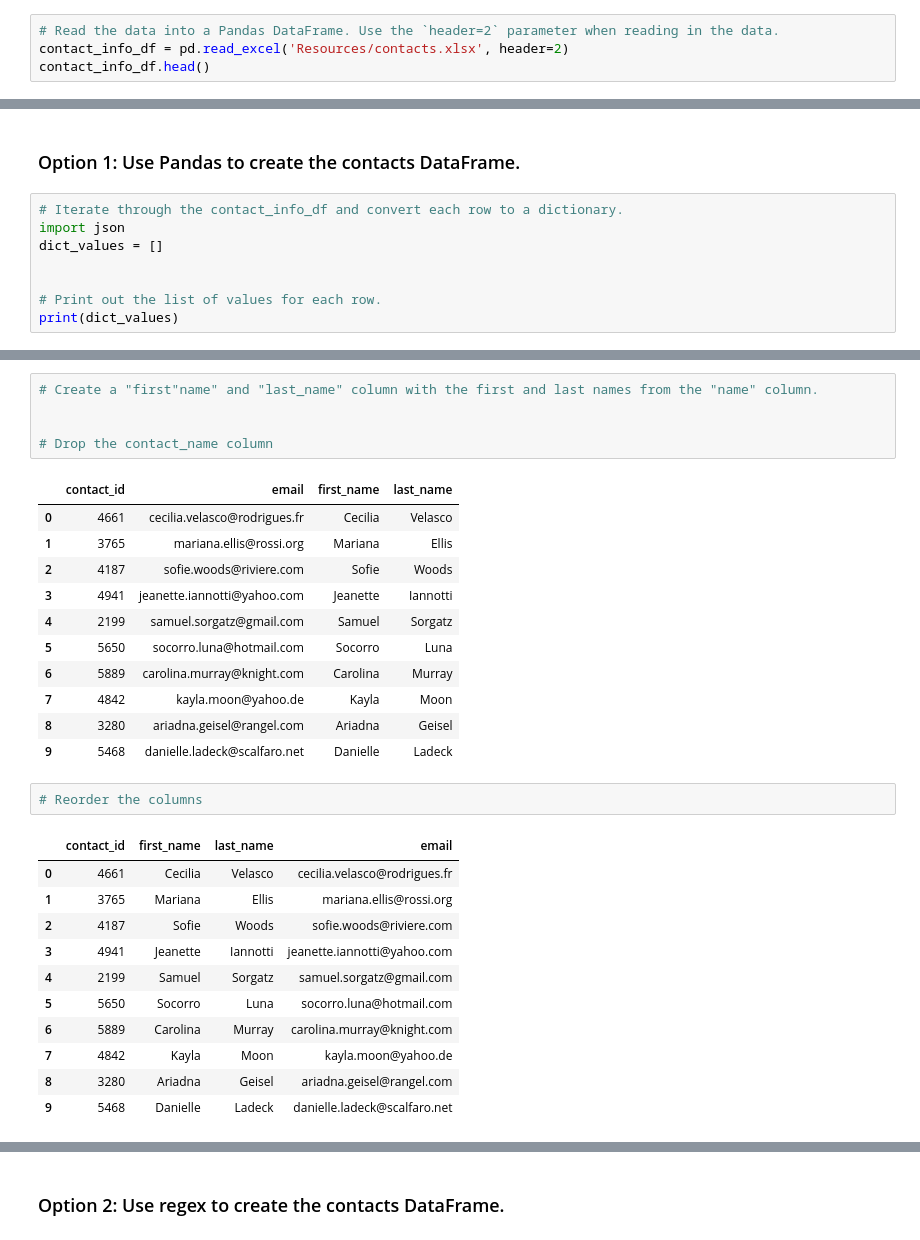
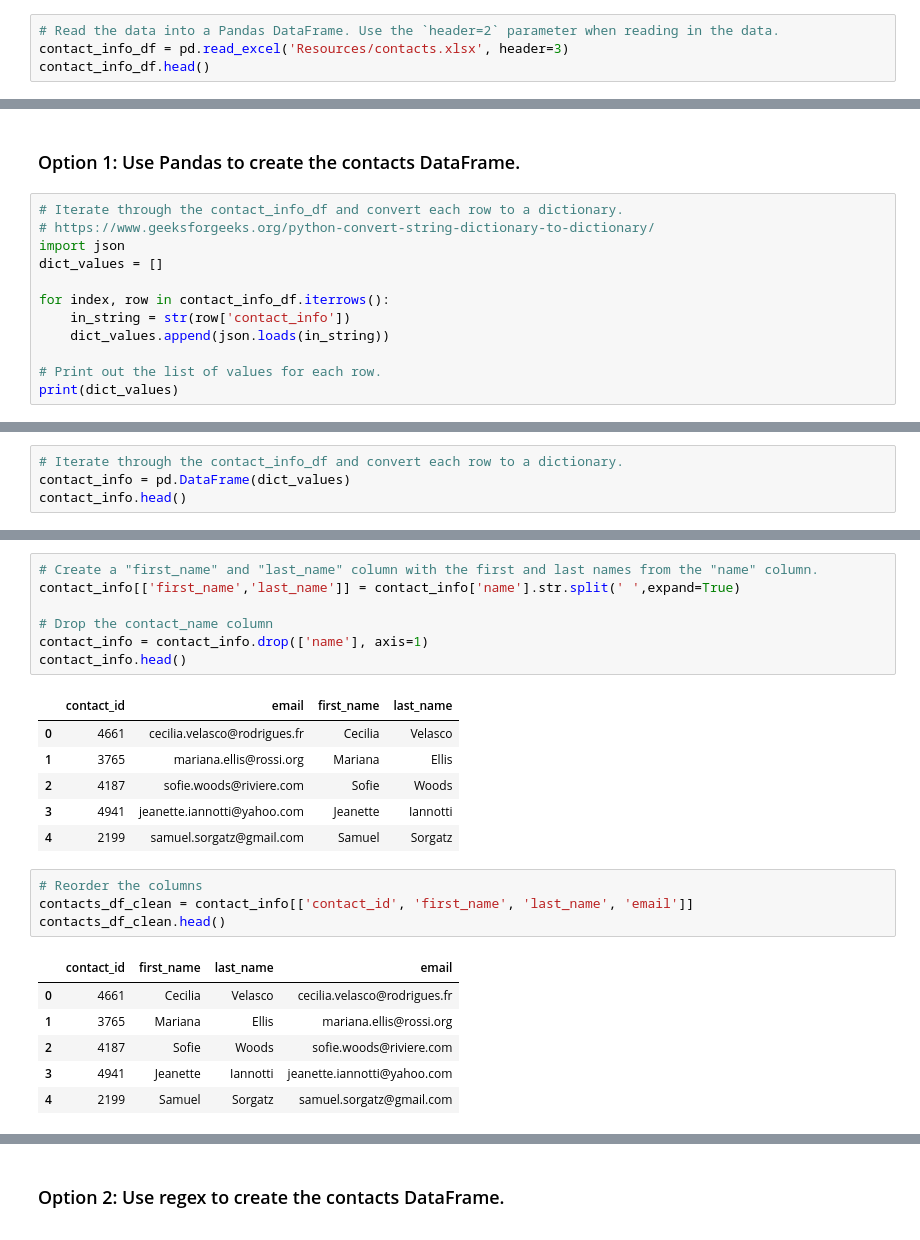
Before and after one commit to benoitchamot/Crowdfunding_ETL, a Jupyter notebook: ETL_Mini_Project_BChamot.ipynb, the cells around one changed output, grey strips where cells are left out. Cells and saved outputs as stored; diff of their text form.

Commit message:
Create contact dataframe and CSV using option 1.

```diff
--- a/ETL_Mini_Project_BChamot.ipynb
+++ b/ETL_Mini_Project_BChamot.ipynb
@@ -357,7 +357,7 @@ campaign_merged_df.to_csv("Resources/campaign_BChamot.csv", index=False)
 ### Extract the contacts.xlsx Data.
 # %%
 # Read the data into a Pandas DataFrame. Use the `header=2` parameter when reading in the data.
-contact_info_df = pd.read_excel('Resources/contacts.xlsx', header=2)
+contact_info_df = pd.read_excel('Resources/contacts.xlsx', header=3)
 contact_info_df.head()
 # %% [output]
 |  | contact_info |
@@ -380,9 +380,13 @@ Then export the DataFrame as a `contacts.csv` CSV file.
 ### Option 1: Use Pandas to create the contacts DataFrame.
 # %%
 # Iterate through the contact_info_df and convert each row to a dictionary.
+# https://www.geeksforgeeks.org/python-convert-string-dictionary-to-dictionary/
 import json
 dict_values = []
 
+for index, row in contact_info_df.iterrows():
+    in_string = str(row['contact_info'])
+    dict_values.append(json.loads(in_string))
 
 # Print out the list of values for each row.
 print(dict_values)
@@ -400,0 +395,4 @@ print(dict_values)
+# %%
+# Iterate through the contact_info_df and convert each row to a dictionary.
+contact_info = pd.DataFrame(dict_values)
+contact_info.head()
@@ -412,24 +418,23 @@ Data columns (total 3 columns):
 dtypes: int64(1), object(2)
 memory usage: 23.6+ KB
 # %%
-# Create a "first"name" and "last_name" column with the first and last names from the "name" column.
-
+# Create a "first_name" and "last_name" column with the first and last names from the "name" column.
+contact_info[['first_name','last_name']] = contact_info['name'].str.split(' ',expand=True)
 
 # Drop the contact_name column
+contact_info = contact_info.drop(['name'], axis=1)
+contact_info.head()
 # %% [output]
 |  | contact_id | email | first_name | last_name |
 | 0 | 4661 | cecilia.velasco@rodrigues.fr | Cecilia | Velasco |
 | 1 | 3765 | mariana.ellis@rossi.org | Mariana | Ellis |
 | 2 | 4187 | sofie.woods@riviere.com | Sofie | Woods |
 | 3 | 4941 | jeanette.iannotti@yahoo.com | Jeanette | Iannotti |
 | 4 | 2199 | samuel.sorgatz@gmail.com | Samuel | Sorgatz |
-| 5 | 5650 | socorro.luna@hotmail.com | Socorro | Luna |
-| 6 | 5889 | carolina.murray@knight.com | Carolina | Murray |
-| 7 | 4842 | kayla.moon@yahoo.de | Kayla | Moon |
-| 8 | 3280 | ariadna.geisel@rangel.com | Ariadna | Geisel |
-| 9 | 5468 | danielle.ladeck@scalfaro.net | Danielle | Ladeck |
 # %%
 # Reorder the columns
+contacts_df_clean = contact_info[['contact_id', 'first_name', 'last_name', 'email']]
+contacts_df_clean.head()
 # %% [output]
 |  | contact_id | first_name | last_name | email |
 | 0 | 4661 | Cecilia | Velasco | cecilia.velasco@rodrigues.fr |
@@ -437,10 +442,5 @@ memory usage: 23.6+ KB
 | 2 | 4187 | Sofie | Woods | sofie.woods@riviere.com |
 | 3 | 4941 | Jeanette | Iannotti | jeanette.iannotti@yahoo.com |
 | 4 | 2199 | Samuel | Sorgatz | samuel.sorgatz@gmail.com |
-| 5 | 5650 | Socorro | Luna | socorro.luna@hotmail.com |
-| 6 | 5889 | Carolina | Murray | carolina.murray@knight.com |
-| 7 | 4842 | Kayla | Moon | kayla.moon@yahoo.de |
-| 8 | 3280 | Ariadna | Geisel | ariadna.geisel@rangel.com |
-| 9 | 5468 | Danielle | Ladeck | danielle.ladeck@scalfaro.net |
 # %%
 # Check the datatypes one more time before exporting as CSV file.
```
Also changed, not shown: parts of 6 cells of this notebook, 1 other file.
